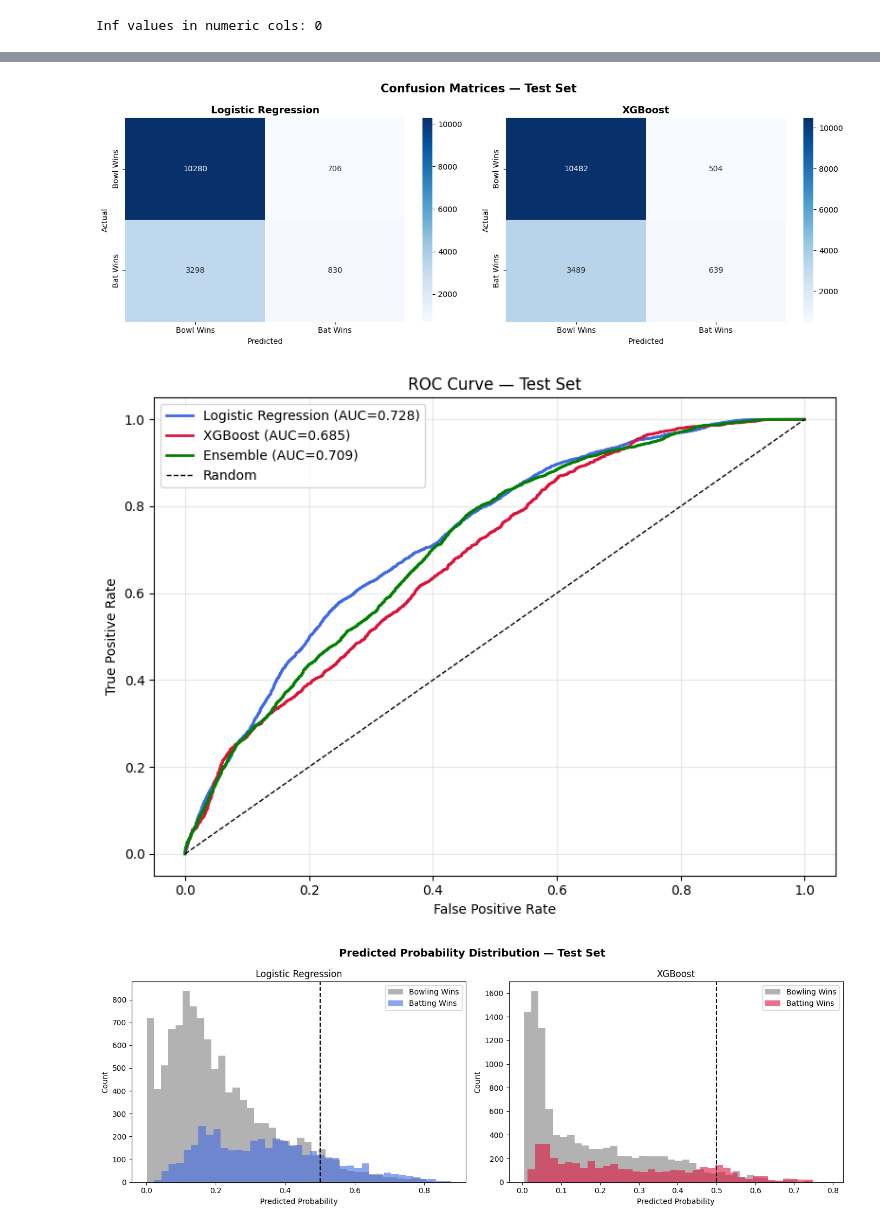
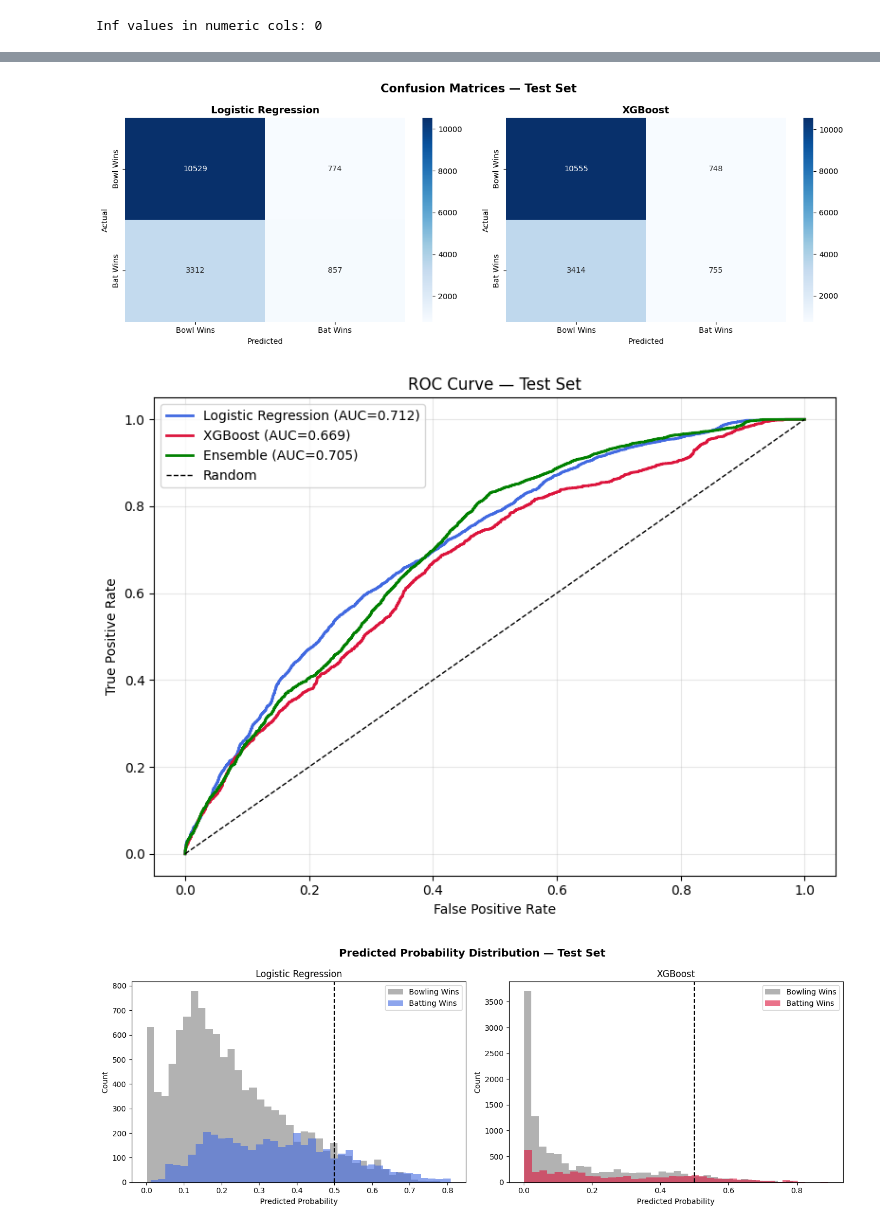
Before and after one commit to DeepanshuSharma1607/Fake_News_Generator_in_python, a Jupyter notebook: ipl.ipynb, the cells around one changed output, grey strips where cells are left out. Drawn from its saved outputs; the diff is of its cells as text; code cells hidden in the pictures.

```diff
--- a/ipl.ipynb
+++ b/ipl.ipynb
@@ -696,11 +677,18 @@ Train win%: 0.273 | Test win%: 0.273
+# %%
+x_train=x_train.drop(columns=['striker', 'bowler'])
+# %%
+x_test=x_test.drop(columns=['striker', 'bowler'])
 # %%
-nominal_cols     = ['batting_team', 'bowling_team','venue']
-# categorical_cols = ['venue']
+nominal_cols     = ['batting_team', 'bowling_team']
+categorical_cols = ['venue']
 numeric_cols     = [
-    'runs_to_win', 'curr_run_rate', 'req_run_rate',
+    'runs_to_win', 'curr_run_rate', 'req_run_rate','crr_rrr_ratio',
     'balls_remaining', 'wickets_remaining', 'match_phase',
-    'batting_average', 'career_strike_rate', 'first_innings_total',
-    'exp_bowler_eco', 'exp_bowler_avg', 'season'
+    # 'batting_average',
+    # 'career_strike_rate',
+    'first_innings_total',
+    # 'exp_bowler_eco', 'exp_bowler_avg',
+    'pressure','batting_team_perf','bowling_team_perf','match_phase'
 ]
 
 print("Inf values in numeric cols:", np.isinf(df[numeric_cols]).values.sum())
@@ -722,7 +710,7 @@ def build_preprocessor():
     return ColumnTransformer(transformers=[
         ('nominal',     OneHotEncoder(sparse_output=False, drop='first',
                                       handle_unknown='ignore'), nominal_cols),
-        # ('categorical', TargetEncoder(cv=5,smooth='auto'),categorical_cols),
+        ('categorical', TargetEncoder(cv=5,smooth='auto'),categorical_cols),
         ('numeric',     StandardScaler(),numeric_cols),
     ])
 
@@ -730,19 +718,18 @@ pipe = make_pipeline(
     build_preprocessor(),
     LogisticRegression(C=0.001, solver='liblinear', max_iter=1000)
 )
-
 xgb_pipe = make_pipeline(
     build_preprocessor(),
-XGBClassifier(
-    n_estimators=300,
-    max_depth=4,            # ↑ from 2
+    XGBClassifier(
+    n_estimators=200,
+    max_depth=3,
     learning_rate=0.05,
-    subsample=0.8,          # ↑ from 0.6
-    colsample_bytree=0.8,   # ↑ from 0.6
-    reg_lambda=5,           # ↓ from 10
-    reg_alpha=0,            # ↓ from 2
-    min_child_weight=3,     # ↓ from 20 (CRITICAL)
-    gamma=0,                # ↓ from 2
+    subsample=0.7,
+    colsample_bytree=0.7,
+    reg_lambda=5,
+    reg_alpha=1,
+    min_child_weight=10,
+    gamma=1,
     random_state=42
 )
 )
@@ -922,7 +925,7 @@ for ax, preds, title in zip(axes,
 plt.tight_layout(); plt.show()
 
 # — ROC Curves —
-fig, ax = plt.subplots(figsize=(8, 6))
+fig, ax = plt.subplots(1, figsize=(8, 6))
 for probs, name, color in [
     (lr_test_prob,  'Logistic Regression', 'royalblue'),
     (xgb_test_prob, 'XGBoost',             'crimson'),
@@ -936,33 +939,33 @@ ax.set(xlabel='False Positive Rate', ylabel='True Positive Rate',
        title='ROC Curve — Test Set')
 ax.legend(); ax.grid(alpha=0.3)
 plt.tight_layout(); plt.show()
 
 # — Probability Distributions —
 fig, axes = plt.subplots(1, 2, figsize=(14, 5))
 fig.suptitle('Predicted Probability Distribution — Test Set', fontsize=14, fontweight='bold')
 for ax, probs, title, color in zip(axes,
                                     [lr_test_prob, xgb_test_prob],
                                     ['Logistic Regression', 'XGBoost'],
                                     ['royalblue', 'crimson']):
     ax.hist(probs[y_test==0], bins=40, alpha=0.6, label='Bowling Wins', color='gray')
     ax.hist(probs[y_test==1], bins=40, alpha=0.6, label='Batting Wins', color=color)
     ax.axvline(0.5, color='black', linestyle='--', lw=1.5)
     ax.set(title=title, xlabel='Predicted Probability', ylabel='Count')
     ax.legend()
 plt.tight_layout(); plt.show()
 
 # — XGB Feature Importance —
 feature_names = xgb_pipe.named_steps['columntransformer'].get_feature_names_out()
 importance = (pd.Series(xgb_pipe.named_steps['xgbclassifier'].feature_importances_,
                         index=feature_names)
                 .sort_values()
                 .tail(15))
 fig, ax = plt.subplots(figsize=(9, 6))
 importance.plot(kind='barh', ax=ax, color='crimson', alpha=0.8)
 ax.set(title='XGBoost — Top 15 Feature Importances', xlabel='Importance Score')
 ax.grid(axis='x', alpha=0.3)
 plt.tight_layout(); plt.show()
 # %% [output]
-[figure, old version]
+[figure, new version]
-[figure, old version]
+[figure, new version]
-[figure, old version]
+[figure, new version]
```
Also changed, not shown: parts of 29 cells of this notebook.
